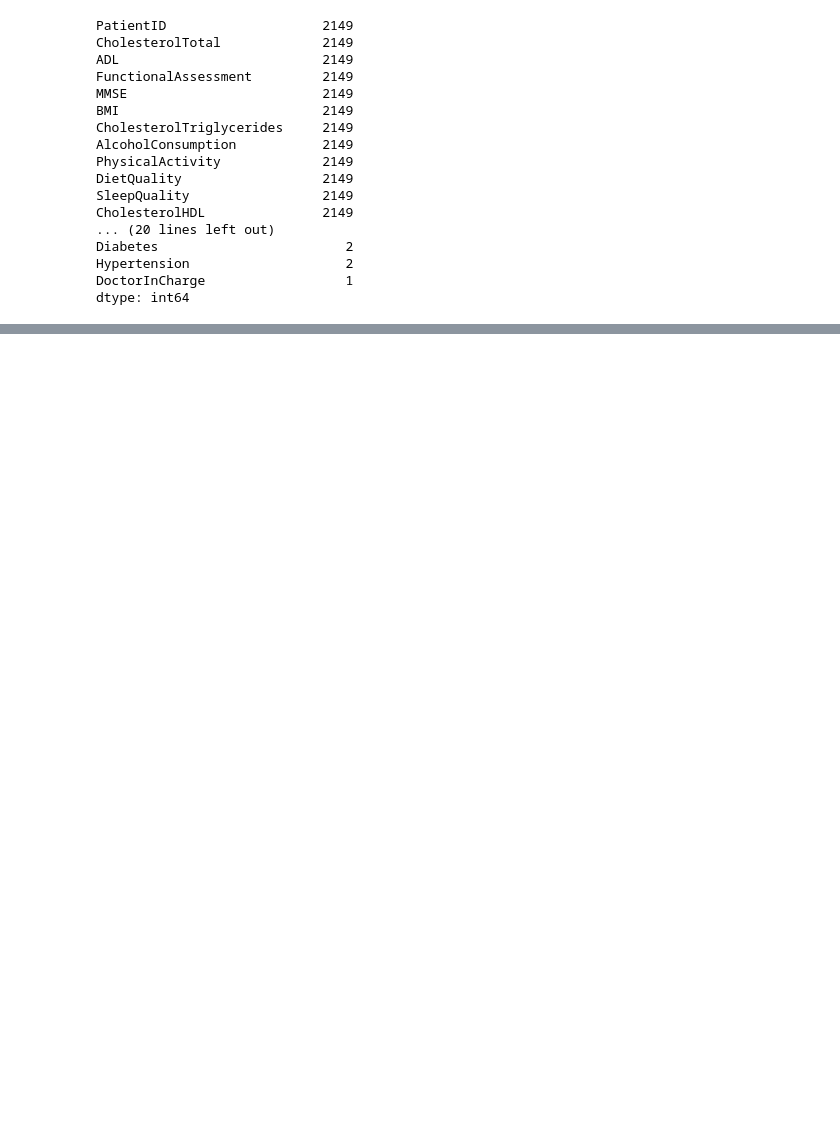
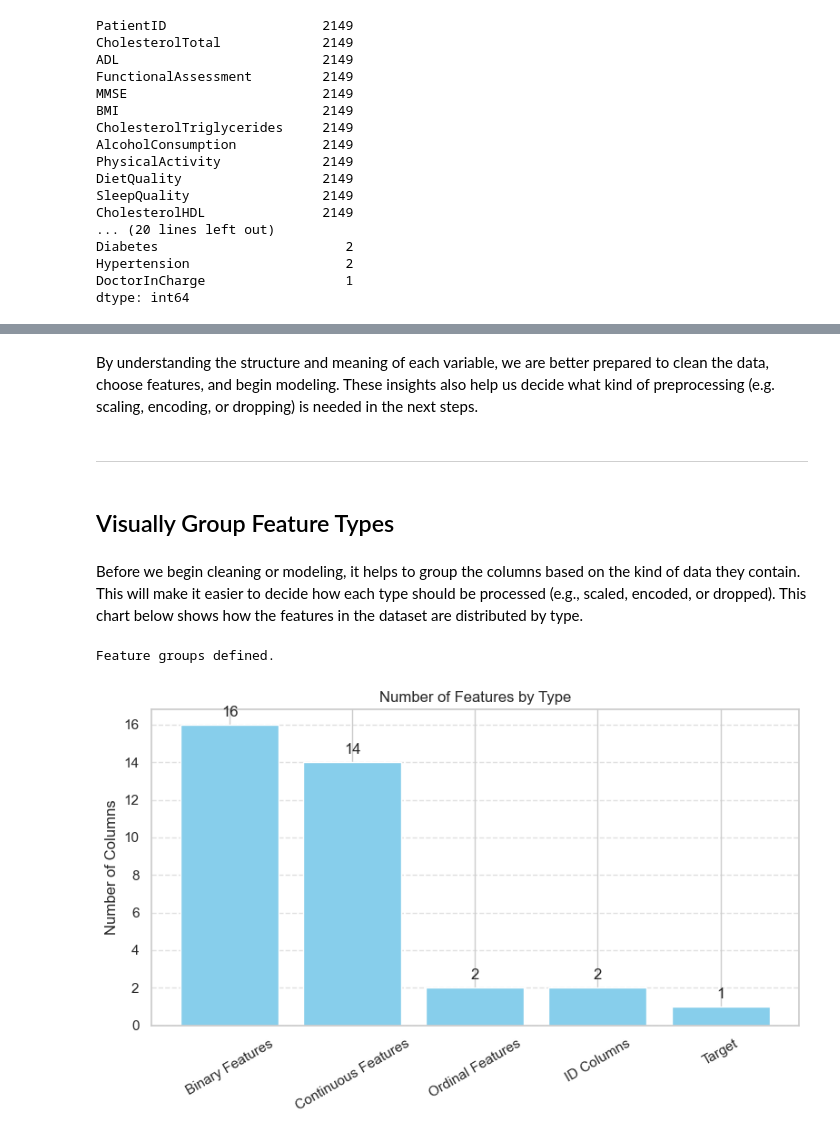
Before and after one commit to FeliciaFavrholdt/BI_EXAM, a Jupyter notebook: Analysis/notebooks/02_Data_Loading_And_Preprocessing.ipynb, the cells around one changed output, grey strips where cells are left out. Cells and saved outputs as stored; diff of their text form; code cells hidden in the pictures; blank space fills up the shorter version.

```diff
--- a/Analysis/notebooks/02_Data_Loading_And_Preprocessing.ipynb
+++ b/Analysis/notebooks/02_Data_Loading_And_Preprocessing.ipynb
@@ -531,0 +388,67 @@ Cleaned dataset saved successfully!
+# %% [markdown]
+By understanding the structure and meaning of each variable, we are better prepared to clean the data, choose features, and begin modeling. These insights also help us decide what kind of preprocessing (e.g. scaling, encoding, or dropping) is needed in the next steps.
+# %% [markdown]
+-------------------------------
+# %% [markdown]
+## Visually Group Feature Types
+# %% [markdown]
+Before we begin cleaning or modeling, it helps to group the columns based on the kind of data they contain. This will make it easier to decide how each type should be processed (e.g., scaled, encoded, or dropped). This chart below shows how the features in the dataset are distributed by type.
+# %%
+# Identifier and target columns
+id_columns = ["PatientID", "DoctorInCharge"]
+target_column = "Diagnosis"
+
+# Binary features (likely 0 = No, 1 = Yes)
+binary_features = [
+    "Gender", "Smoking", "AlcoholConsumption", "FamilyHistoryAlzheimers",
+    "CardiovascularDisease", "Diabetes", "Depression", "HeadInjury",
+    "Hypertension", "MemoryComplaints", "BehavioralProblems",
+    "Confusion", "Disorientation", "PersonalityChanges",
+    "DifficultyCompletingTasks", "Forgetfulness"
+]
+
+# Continuous numeric features
+continuous_features = [
+    "Age", "BMI", "PhysicalActivity", "DietQuality", "SleepQuality",
+    "SystolicBP", "DiastolicBP", "CholesterolTotal",
+    "CholesterolLDL", "CholesterolHDL", "CholesterolTriglycerides",
+    "MMSE", "FunctionalAssessment", "ADL"
+]
+
+# Categorical (ordinal) features
+ordinal_features = ["EducationLevel", "Ethnicity"]
+
+print("Feature groups defined.")
+# %% [output]
+Feature groups defined.
+# %%
+# Automatically count features based on defined groups
+feature_counts = {
+    "Binary Features": len(binary_features),
+    "Continuous Features": len(continuous_features),
+    "Ordinal Features": len(ordinal_features),
+    "ID Columns": len(id_columns),
+    "Target": 1
+}
+
+# Convert to DataFrame for plotting
+feature_df = pd.DataFrame.from_dict(feature_counts, orient='index', columns=["Count"])
+feature_df = feature_df.sort_values("Count", ascending=False)
+
+# Plot the bar chart
+plt.figure(figsize=(8, 5))
+bars = plt.bar(feature_df.index, feature_df["Count"], color='skyblue')
+plt.title("Number of Features by Type")
+plt.ylabel("Number of Columns")
+plt.xticks(rotation=30)
+plt.grid(axis="y", linestyle="--", alpha=0.6)
+
+# Add labels above bars
+for bar in bars:
+    yval = bar.get_height()
+    plt.text(bar.get_x() + bar.get_width() / 2, yval + 0.3, int(yval), ha='center', va='bottom')
+
+plt.tight_layout()
+plt.show()
+# %% [output]
+[figure, added]
```
Also changed, not shown: parts of 102 cells of this notebook, 2 other files.
